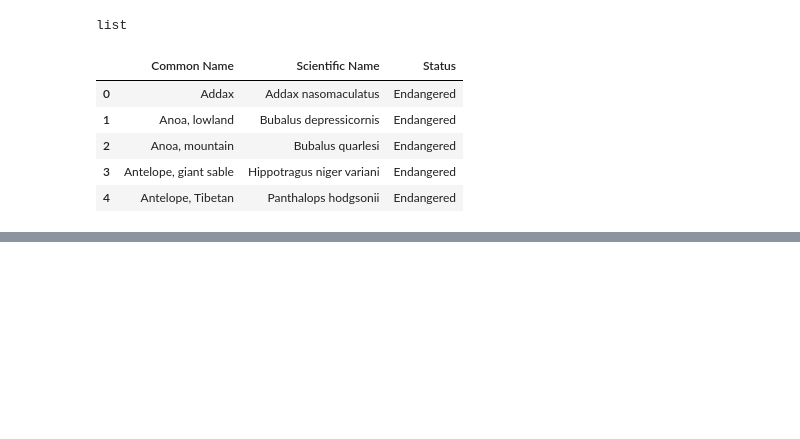
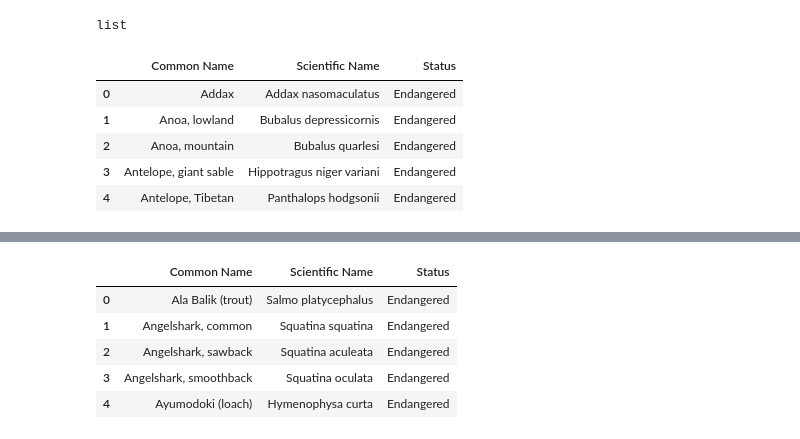
Before and after one commit to akt2/CITES, a Jupyter notebook: animalwelfare.ipynb, the cells around one changed output, grey strips where cells are left out. Saved outputs shown, nothing was run; the diff lists cells and outputs as text; code cells hidden in the pictures; blank space fills up the shorter version.

```diff
--- a/animalwelfare.ipynb
+++ b/animalwelfare.ipynb
@@ -50,0 +74,11 @@ df.head()
+# %%
+fish_df = tables[4]
+fish_df.columns = ['Common Name', 'Scientific Name', 'Status']
+fish_df.head()
+# %% [output]
+|  | Common Name | Scientific Name | Status |
+| 0 | Ala Balik (trout) | Salmo platycephalus | Endangered |
+| 1 | Angelshark, common | Squatina squatina | Endangered |
+| 2 | Angelshark, sawback | Squatina aculeata | Endangered |
+| 3 | Angelshark, smoothback | Squatina oculata | Endangered |
+| 4 | Ayumodoki (loach) | Hymenophysa curta | Endangered |
```
Also changed, not shown: parts of 17 cells of this notebook, 1 other file.
